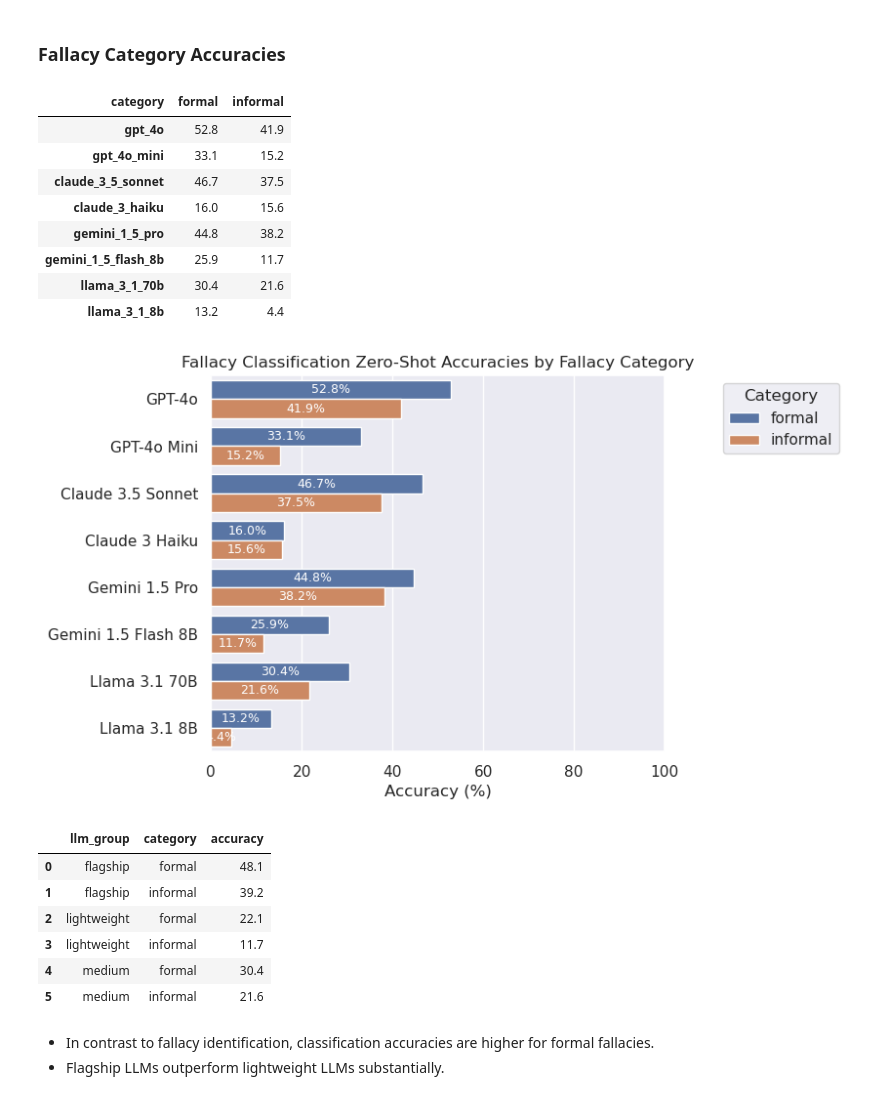
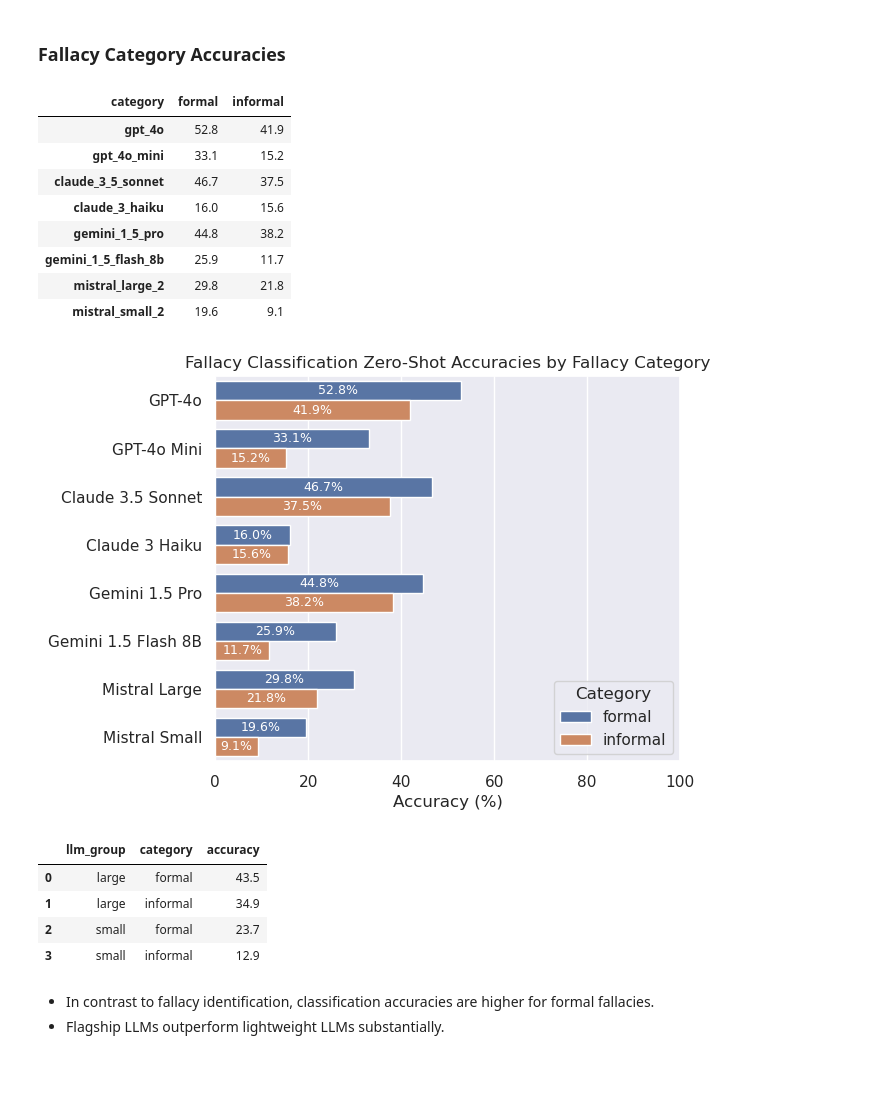
Before and after one commit to aimfeld/fallacy-detection, a Jupyter notebook: fallacy-classification.ipynb, the cells around one changed output. Drawn from its saved outputs; the diff is of its cells as text; code cells hidden in the pictures; blank space fills up the shorter version.

```diff
--- a/fallacy-classification.ipynb
+++ b/fallacy-classification.ipynb
@@ -69,7 +66,7 @@ memory usage: 417.0+ KB
 # %% [markdown]
 ### Global Accuracies
 # %%
-_, df_subcategory_accuracies_e4, df_category_accuracies_e4, df_global_accuracies_e4 = get_accuracies(df_fallacies_e4)
+_, df_subcategory_accuracies_e4, df_category_accuracies_e4, df_global_accuracies_e4 = get_macro_accuracies(df_fallacies_e4)
 # %%
 df_global_accuracies_e4 = df_global_accuracies_e4.sort_values('accuracy', ascending=False)
 df_global_accuracies_e4.round(1)
@@ -111,34 +108,33 @@ df_category_accuracies_e4.round(1)
 | claude_3_haiku | 16.0 | 15.6 |
 | gemini_1_5_pro | 44.8 | 38.2 |
 | gemini_1_5_flash_8b | 25.9 | 11.7 |
-| llama_3_1_70b | 30.4 | 21.6 |
-| llama_3_1_8b | 13.2 | 4.4 |
+| mistral_large_2 | 29.8 | 21.8 |
+| mistral_small_2 | 19.6 | 9.1 |
 # %%
 df_category_accuracies_long_e4 = pd.melt(df_category_accuracies_e4, var_name='category', value_name='accuracy',
                                          ignore_index=False)
 plot_accuracies(
     data=add_llm_info(df_category_accuracies_long_e4),
     figsize=(6, 5),
     title='Fallacy Classification Zero-Shot Accuracies by Fallacy Category',
     hue='category',
     legend_title='Category',
-    legend_anchor=(1.4, 1),
+    legend_loc='lower right',
+    legend_anchor=(1, 0),
     annotate=True,
 )
 # %% [output]
-[figure, old version]
+[figure, new version]
 # %%
 df_plot = add_llm_info(df_category_accuracies_long_e4, group=True).groupby(
     ['llm_group', 'category']).mean().reset_index()
 df_plot.round(1)
 # %% [output]
 |  | llm_group | category | accuracy |
-| 0 | flagship | formal | 48.1 |
-| 1 | flagship | informal | 39.2 |
-| 2 | lightweight | formal | 22.1 |
-| 3 | lightweight | informal | 11.7 |
-| 4 | medium | formal | 30.4 |
-| 5 | medium | informal | 21.6 |
+| 0 | large | formal | 43.5 |
+| 1 | large | informal | 34.9 |
+| 2 | small | formal | 23.7 |
+| 3 | small | informal | 12.9 |
 # %% [markdown]
 - In contrast to fallacy identification, classification accuracies are higher for formal fallacies.
 - Flagship LLMs outperform lightweight LLMs substantially.
```
Also changed, not shown: parts of 17 cells of this notebook, 5 other files.
